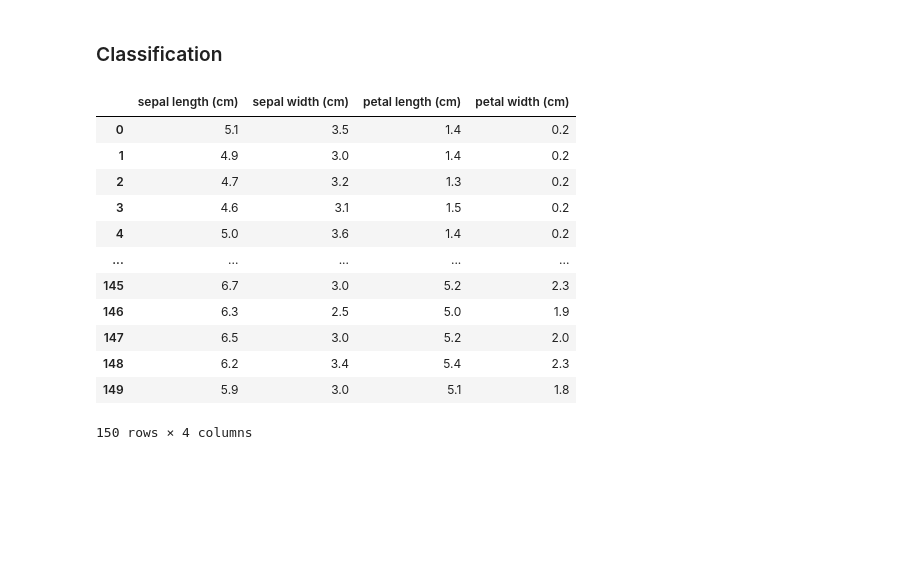
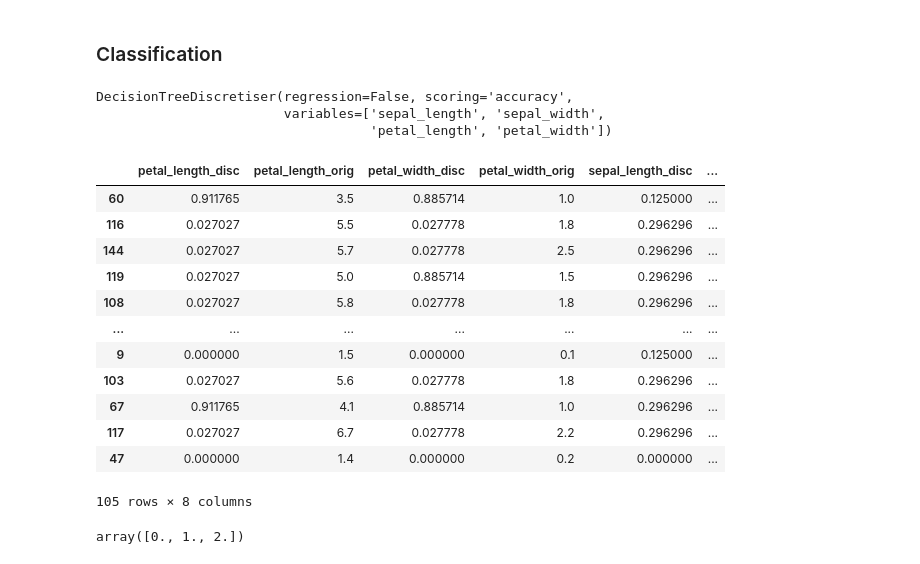
Before and after one commit to krzjoa/medium, a Jupyter notebook: 7_gbm_discretizer/gbm_discretizer.ipynb, the cells around one changed output. Drawn from its saved outputs; the diff is of its cells as text; code cells hidden in the pictures; blank space fills up the shorter version.

```diff
--- a/7_gbm_discretizer/gbm_discretizer.ipynb
+++ b/7_gbm_discretizer/gbm_discretizer.ipynb
@@ -76,21 +80,48 @@ data = pd.DataFrame(
     data= np.c_[iris['data'], iris['target']],
     columns= iris['feature_names'] + ['target']
 )
+data.columns = data.columns.str[:-5]
+data.columns = data.columns.str.replace(' ', '_')
 # %%
 X, y = data.iloc[:, :4], data.iloc[:, 4:]
+X_train, X_test, y_train, y_test = \
+    train_test_split(X, y, test_size=0.3, random_state=0)
+X_cols = X.columns.tolist()
 # %%
-X
+# Creating a discretizer
+class_disc = DecisionTreeDiscretiser(
+        cv=3,
+        scoring='accuracy',
+        variables=X_cols,
+        regression=False
+)
+
+# Fitting the transformer
+class_disc.fit(X_train, y_train)
 # %% [output]
-|  | sepal length (cm) | sepal width (cm) | petal length (cm) | petal width (cm) |
-| 0 | 5.1 | 3.5 | 1.4 | 0.2 |
-| 1 | 4.9 | 3.0 | 1.4 | 0.2 |
-| 2 | 4.7 | 3.2 | 1.3 | 0.2 |
-| 3 | 4.6 | 3.1 | 1.5 | 0.2 |
-| 4 | 5.0 | 3.6 | 1.4 | 0.2 |
-| ... | ... | ... | ... | ... |
-| 145 | 6.7 | 3.0 | 5.2 | 2.3 |
-| 146 | 6.3 | 2.5 | 5.0 | 1.9 |
-| 147 | 6.5 | 3.0 | 5.2 | 2.0 |
-| 148 | 6.2 | 3.4 | 5.4 | 2.3 |
-| 149 | 5.9 | 3.0 | 5.1 | 1.8 |
-150 rows × 4 columns
+DecisionTreeDiscretiser(regression=False, scoring='accuracy',
+                        variables=['sepal_length', 'sepal_width',
+                                   'petal_length', 'petal_width'])
+# %%
+pd.concat([
+  X_train[X_cols].add_suffix('_orig'),
+  class_disc.transform(X_train)[X_cols].add_suffix('_disc')
+], axis=1).sort_index(axis=1)
+# %% [output]
+|  | petal_length_disc | petal_length_orig | petal_width_disc | petal_width_orig | sepal_length_disc | ... |
+| 60 | 0.911765 | 3.5 | 0.885714 | 1.0 | 0.125000 | ... |
+| 116 | 0.027027 | 5.5 | 0.027778 | 1.8 | 0.296296 | ... |
+| 144 | 0.027027 | 5.7 | 0.027778 | 2.5 | 0.296296 | ... |
+| 119 | 0.027027 | 5.0 | 0.885714 | 1.5 | 0.296296 | ... |
+| 108 | 0.027027 | 5.8 | 0.027778 | 1.8 | 0.296296 | ... |
+| ... | ... | ... | ... | ... | ... | ... |
+| 9 | 0.000000 | 1.5 | 0.000000 | 0.1 | 0.125000 | ... |
+| 103 | 0.027027 | 5.6 | 0.027778 | 1.8 | 0.296296 | ... |
+| 67 | 0.911765 | 4.1 | 0.885714 | 1.0 | 0.296296 | ... |
+| 117 | 0.027027 | 6.7 | 0.027778 | 2.2 | 0.296296 | ... |
+| 47 | 0.000000 | 1.4 | 0.000000 | 0.2 | 0.000000 | ... |
+105 rows × 8 columns
+# %%
+np.unique(y_train)
+# %% [output]
+array([0., 1., 2.])
```
Also changed, not shown: parts of 7 cells of this notebook, 23 other files.
